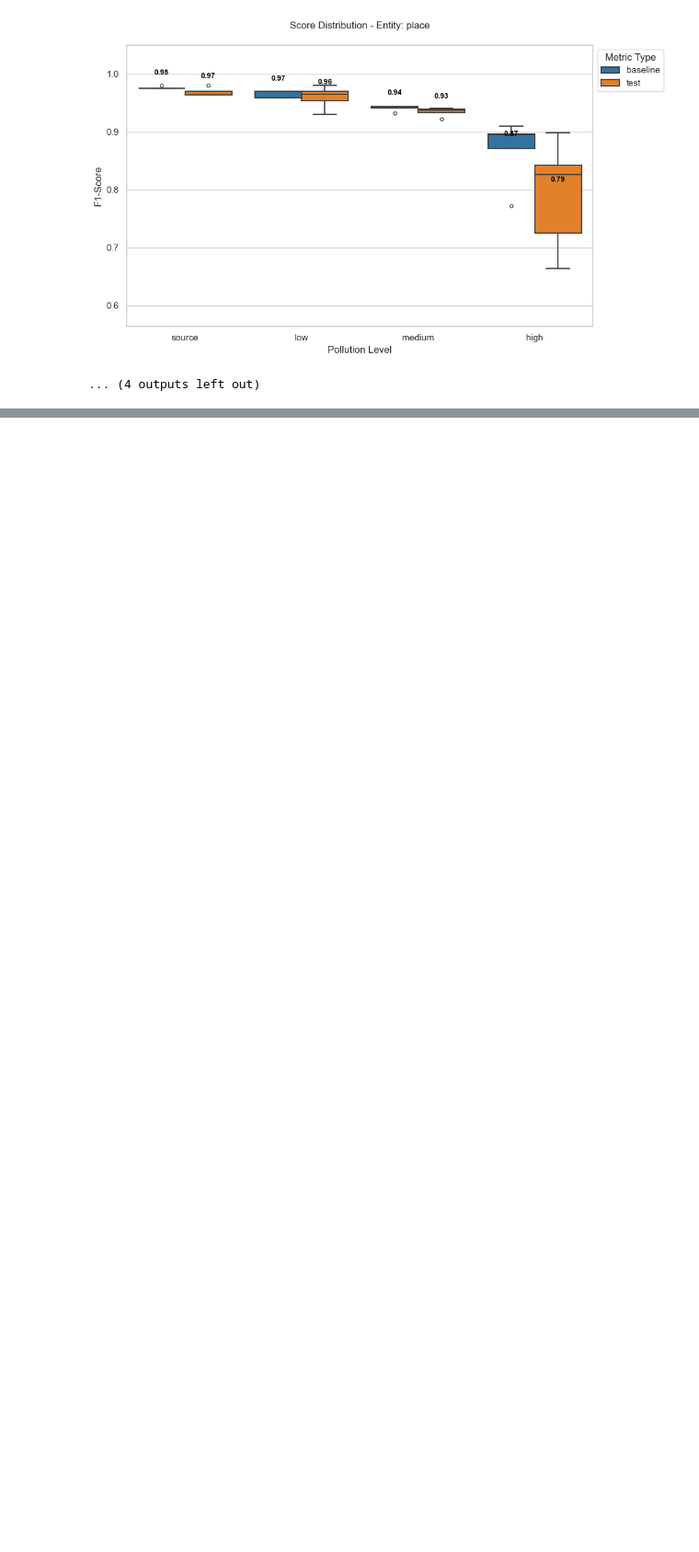
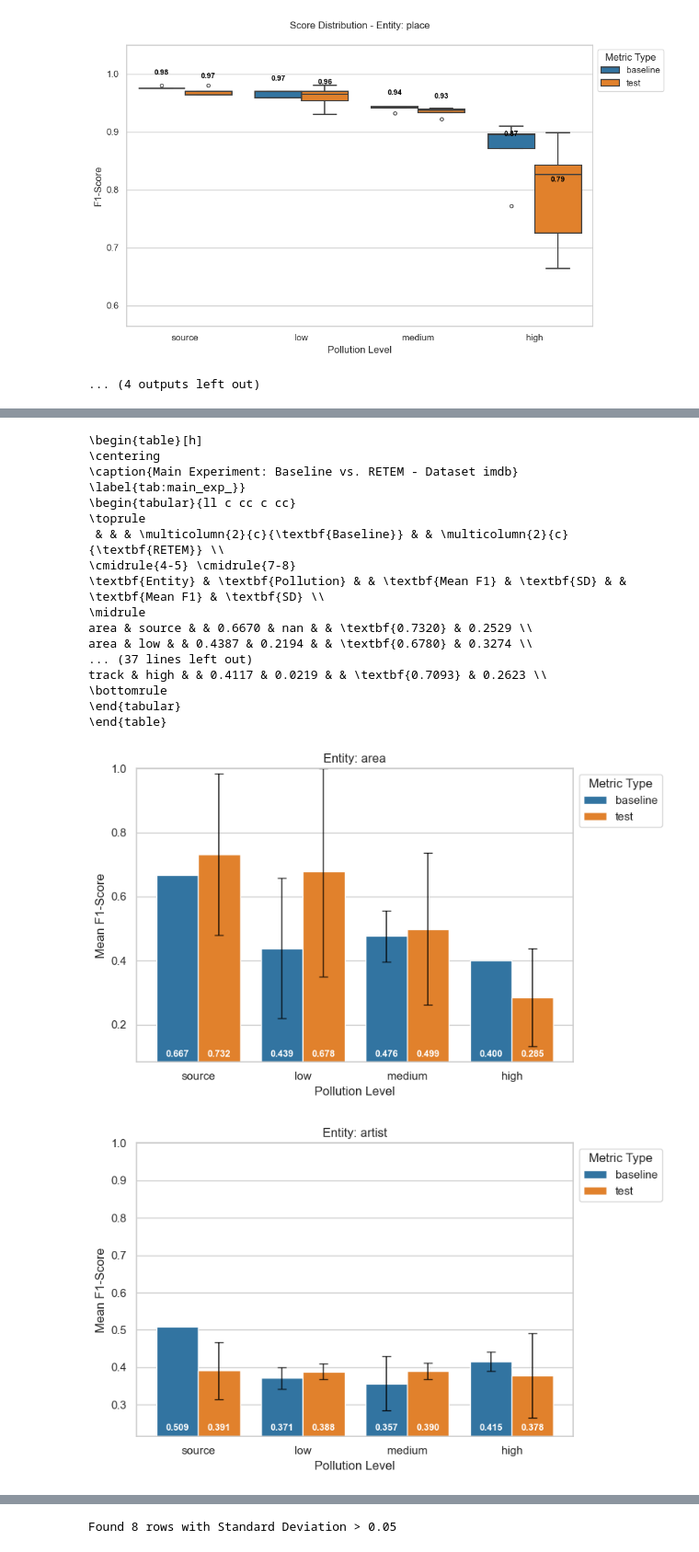
Before and after one commit to oskar-ong/deepcem, a Jupyter notebook: notebooks/results_music.ipynb, the cells around one changed output, grey strips where cells are left out. Shown at 92% size. Saved outputs shown, nothing was run; the diff lists cells and outputs as text; code cells hidden in the pictures; blank space fills up the shorter version.

```diff
--- a/notebooks/results_music.ipynb
+++ b/notebooks/results_music.ipynb
@@ -140,0 +152,38 @@ track & high & & 0.9872 & 0.0016 & & \textbf{0.9914} & 0.0077 \\
+# %%
+df = query_metrics(9806715)
+
+latex_code = generate_comparison_latex(df, test_metric='test', dataset_name="imdb")
+
+print(latex_code)
+
+plot_degradation_barplot(df, "music", "main", "roberta")
+
+threshold = 0.05
+
+df = query_metrics_p1(9806715)
+
+# Filter the aggregated dataframe to find problematic configurations
+high_sd_df = df[df['std_f1'] > threshold].copy()
+
+print(f"Found {len(high_sd_df)} rows with Standard Deviation > {threshold}")
+display(high_sd_df)
+# %% [output]
+\begin{table}[h]
+\centering
+\caption{Main Experiment: Baseline vs. RETEM - Dataset imdb}
+\label{tab:main_exp_}}
+\begin{tabular}{ll c cc c cc}
+\toprule
+ & & & \multicolumn{2}{c}{\textbf{Baseline}} & & \multicolumn{2}{c}{\textbf{RETEM}} \\
+\cmidrule{4-5} \cmidrule{7-8}
+\textbf{Entity} & \textbf{Pollution} & & \textbf{Mean F1} & \textbf{SD} & & \textbf{Mean F1} & \textbf{SD} \\
+\midrule
+area & source & & 0.6670 & nan & & \textbf{0.7320} & 0.2529 \\
+area & low & & 0.4387 & 0.2194 & & \textbf{0.6780} & 0.3274 \\
+... (37 lines left out)
+track & high & & 0.4117 & 0.0219 & & \textbf{0.7093} & 0.2623 \\
+\bottomrule
+\end{tabular}
+\end{table}
+[figure, added]
+[figure, added]
@@ -140,0 +198 @@ track & high & & 0.9872 & 0.0016 & & \textbf{0.9914} & 0.0077 \\
+Found 8 rows with Standard Deviation > 0.05
```
Also changed, not shown: parts of 6 cells of this notebook, 44 other files.
